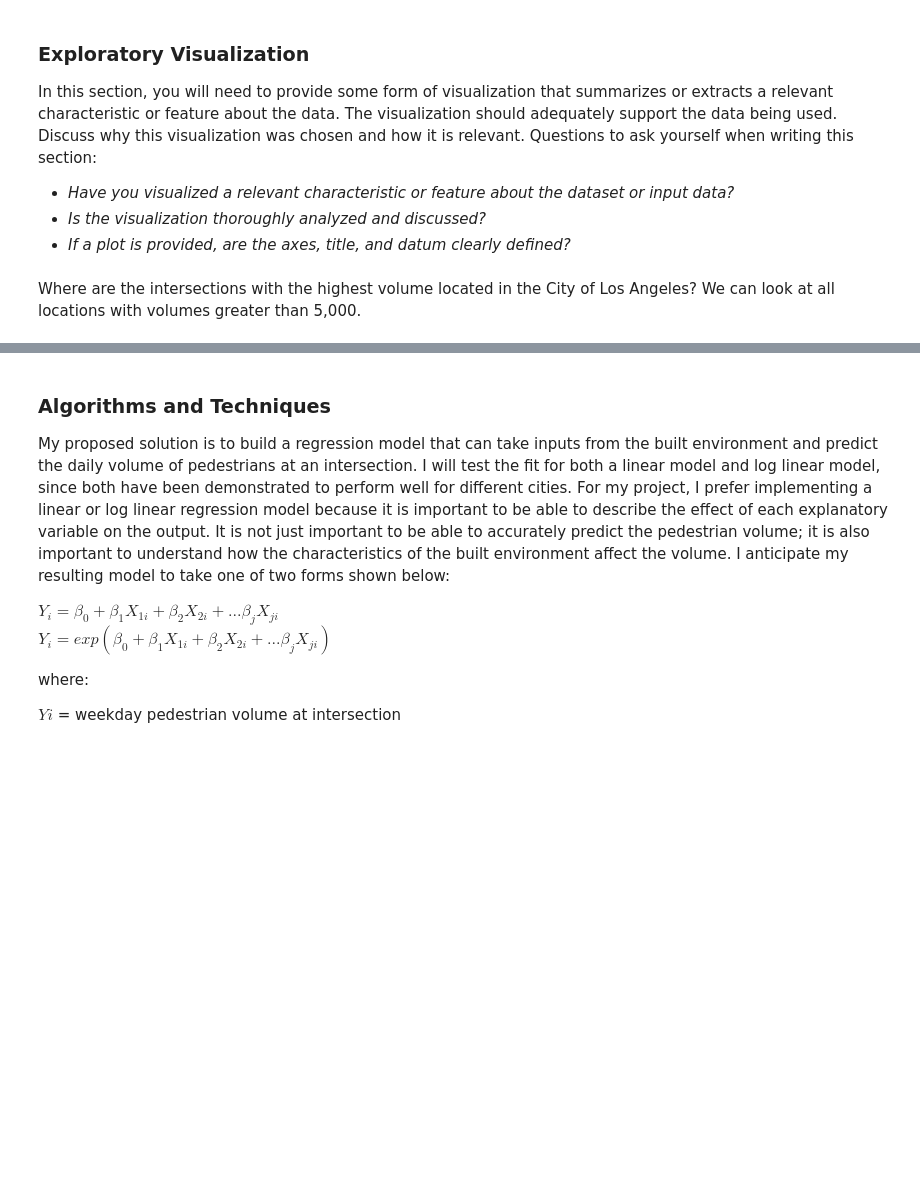
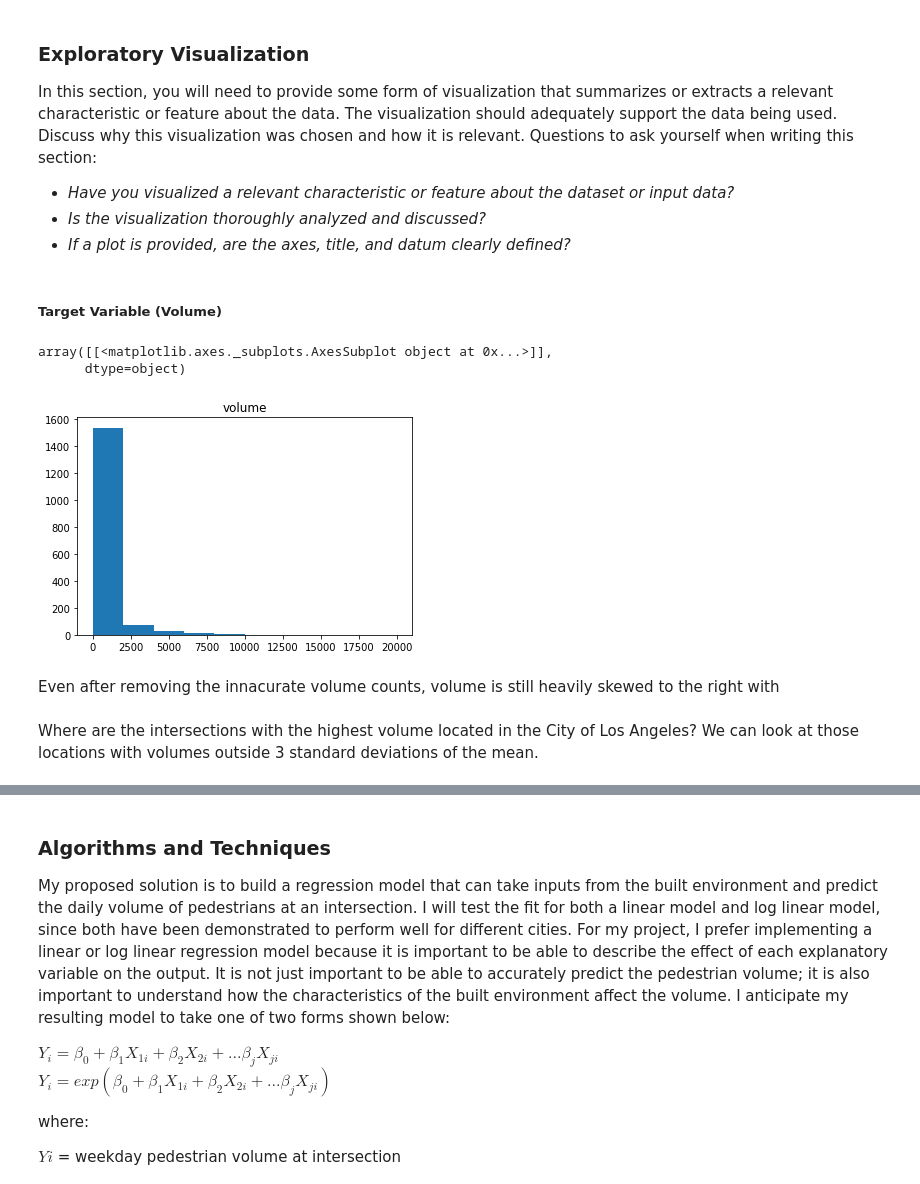
Before and after one commit to black-tea/vehicle-vol-pdf-scrape, a Jupyter notebook: Predicting Pedestrian Volumes.ipynb, the cells around one changed output, grey strips where cells are left out. Saved outputs shown, nothing was run; the diff lists cells and outputs as text; code cells hidden in the pictures; blank space fills up the shorter version.

Commit message:
Capstone project cleaning, data exploration

```diff
--- a/Predicting Pedestrian Volumes.ipynb
+++ b/Predicting Pedestrian Volumes.ipynb
@@ -36,0 +157,15 @@ def performance_metric(y_true, y_predict):
+# %%
+# Import libraries
+%matplotlib inline
+import pandas as pd
+import numpy as np
+import matplotlib.pyplot as plt
+
+# Import assembled data
+raw_data = pd.read_csv('data/FeatureData/featurescombined.csv')
+
+# Drop Unnecessary columns, export final table
+raw_data = raw_data.drop(['Unnamed: 0', 'count_id','cl_node_id', 'traffic_id', 'type', 'location',
+                          'OBJECTID', 'ASSETID', 'CL_NODE_ID', 'FROM_ST', 'TO_ST', 'file'
+                         ], axis=1)
+raw_data.drop(['LAT','LON'], axis=1).head(n=1)
@@ -37 +187,3 @@ def performance_metric(y_true, y_predict):
+# %%
+raw_data = raw_data.drop([205, 453, 487, 736, 1000, 1107, 1109, 1203])
 # %% [markdown]
@@ -95,8 +223,19 @@ In this section, you will need to provide some form of visualization that summar
 - _Have you visualized a relevant characteristic or feature about the dataset or input data?_
 - _Is the visualization thoroughly analyzed and discussed?_
 - _If a plot is provided, are the axes, title, and datum clearly defined?_
+# %% [markdown]
+##### Target Variable (Volume)
+# %%
+vol_hist = raw_data.hist(column='volume', grid=False)
+vol_hist
+# %% [output]
+array([[<matplotlib.axes._subplots.AxesSubplot object at 0x...>]],
+      dtype=object)
+[figure, added]
+# %% [markdown]
+Even after removing the innacurate volume counts, volume is still heavily skewed to the right with
 # %% [markdown]
-Where are the intersections with the highest volume located in the City of Los Angeles? We can look at all locations with volumes greater than 5,000.
+Where are the intersections with the highest volume located in the City of Los Angeles? We can look at those locations with volumes outside 3 standard deviations of the mean.
 # %%
 import folium
 
```
Also changed, not shown: parts of 42 cells of this notebook.
